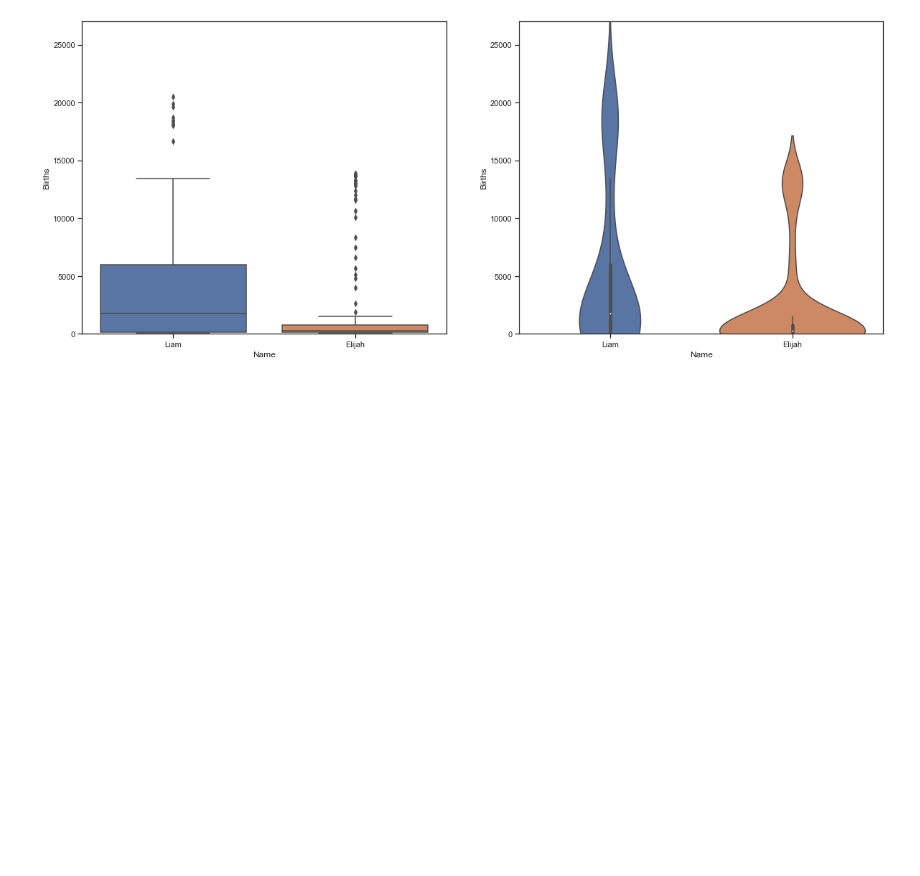
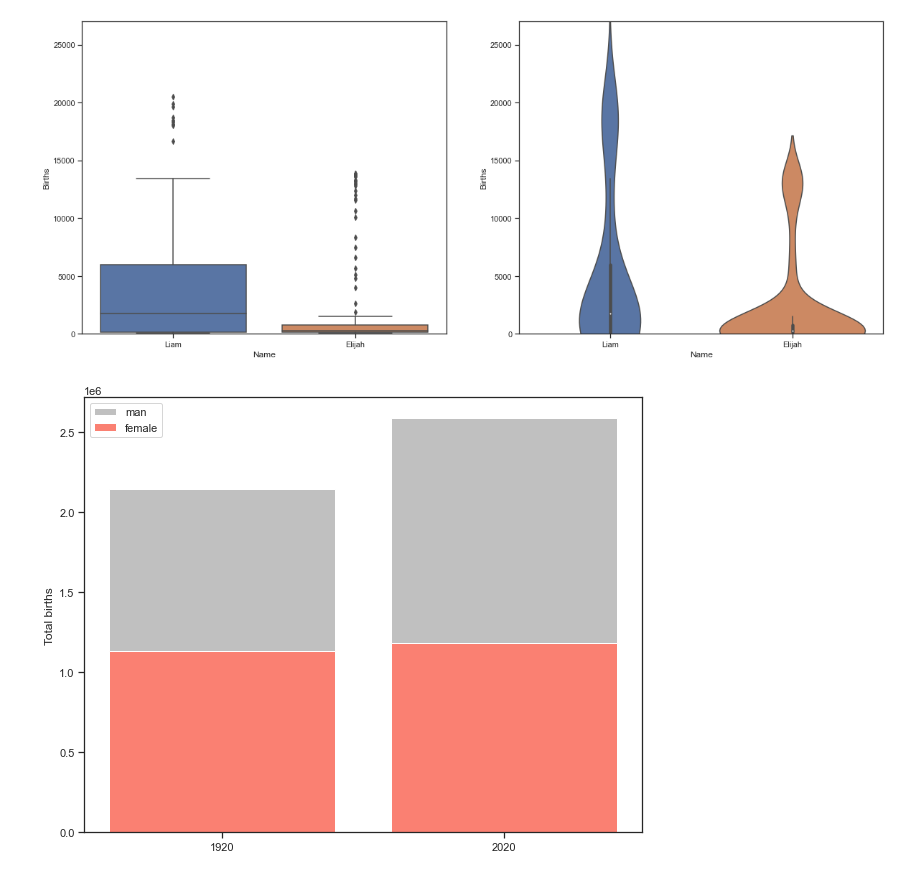
Before and after one commit to Kasper98-png/BDS-miniproject1, a Jupyter notebook: BDS-miniproject-code.ipynb, the cells around one changed output. Drawn from its saved outputs; the diff is of its cells as text; code cells hidden in the pictures; blank space fills up the shorter version.

```diff
--- a/BDS-miniproject-code.ipynb
+++ b/BDS-miniproject-code.ipynb
@@ -74,3 +84,30 @@ ax = sns.violinplot(data=births_df, x="Name", y="Births").set_ylim(0,27000)
 [figure]
 # %%
 # Jeppe
+# %%
+# Richard
+df1 = df.select(['Year','Births', 'Gender']).filter(df.Year == 2020)
+df2 = df.select(['Year','Births', 'Gender']).filter(df.Year == 1920)
+df1 = df1.groupby('Year', 'Gender').agg(F.sum('Births').alias('Total_births'))
+df2 = df2.groupby('Year', 'Gender').agg(F.sum('Births').alias('Total_births'))
+
+dataf = df1.union(df2).toPandas()
+dataf = dataf.sort_values('Year')
+
+male_df = dataf[dataf.Gender == 'M']
+female_df = dataf[dataf.Gender == 'F']
+
+labels = male_df['Year']
+male = male_df['Total_births']
+female = female_df['Total_births']
+ind = [x for x, _ in enumerate(labels)]
+plt.figure(figsize=(10,8))
+
+plt.bar(ind, male, width=0.8, label='man', color='silver', bottom=female)
+plt.bar(ind, female, width=0.8, label='female', color='salmon')
+plt.xticks(ind, labels)
+plt.ylabel("Total births")
+plt.legend(loc="upper left")
+plt.show()
+# %% [output]
+[figure, added]
```
Also changed, not shown: parts of 1 cell of this notebook.
